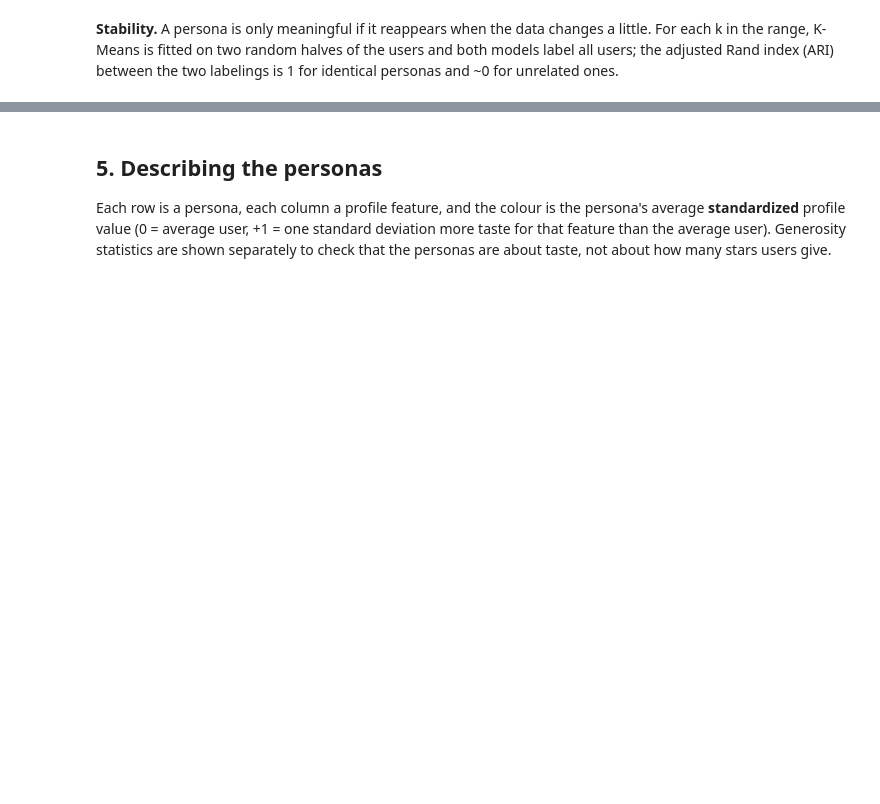
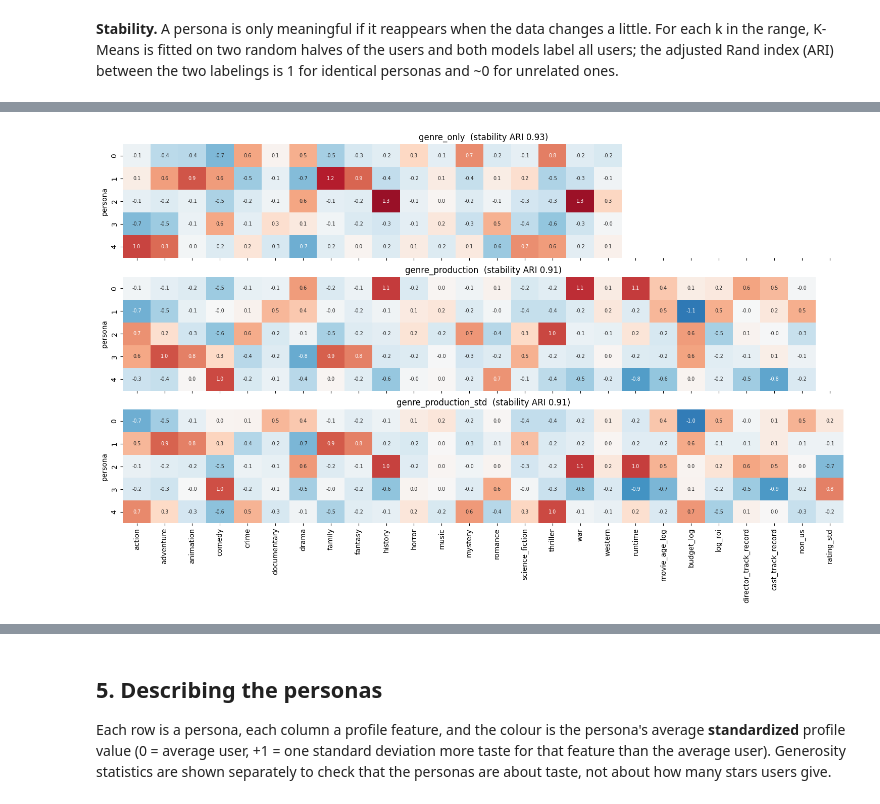
Before and after one commit to ReviBa/applied-DS-project, a Jupyter notebook: notebooks/08_user_clustering.ipynb, the cells around one changed output, grey strips where cells are left out. Saved outputs shown, nothing was run; the diff lists cells and outputs as text; code cells hidden in the pictures; blank space fills up the shorter version.

```diff
--- a/notebooks/08_user_clustering.ipynb
+++ b/notebooks/08_user_clustering.ipynb
@@ -261,0 +268,18 @@ Name: % users, dtype: float64
+# %%
+def persona_profile(name, labels):
+    """Mean standardized taste per persona, on all PROFILE_COLS (NaN where the variant has no such column)."""
+    cols = VARIANTS[name]
+    z = pd.DataFrame(prep[name]["X"], index=profiles.index, columns=cols)
+    return z.groupby(labels).mean().reindex(columns=PROFILE_COLS)
+
+
+fig, axes = plt.subplots(len(VARIANTS), 1, figsize=(15, 3.2 * len(VARIANTS)), sharex=True)
+for ax, (name, km) in zip(axes, fits.items()):
+    sns.heatmap(persona_profile(name, km.labels_), cmap="RdBu_r", center=0, vmin=-1.5, vmax=1.5, annot=True, fmt=".1f",
+                annot_kws={"fontsize": 7}, ax=ax, cbar=False, xticklabels=[c.removeprefix("genre_") for c in PROFILE_COLS])
+    ax.set_title(f"{name}  (stability ARI {stab.loc[BEST_K, name]:.2f})")
+    ax.set_ylabel("persona")
+fig.tight_layout()
+plt.show()
+# %% [output]
+[figure, added]
```
Also changed, not shown: parts of 31 cells of this notebook.
